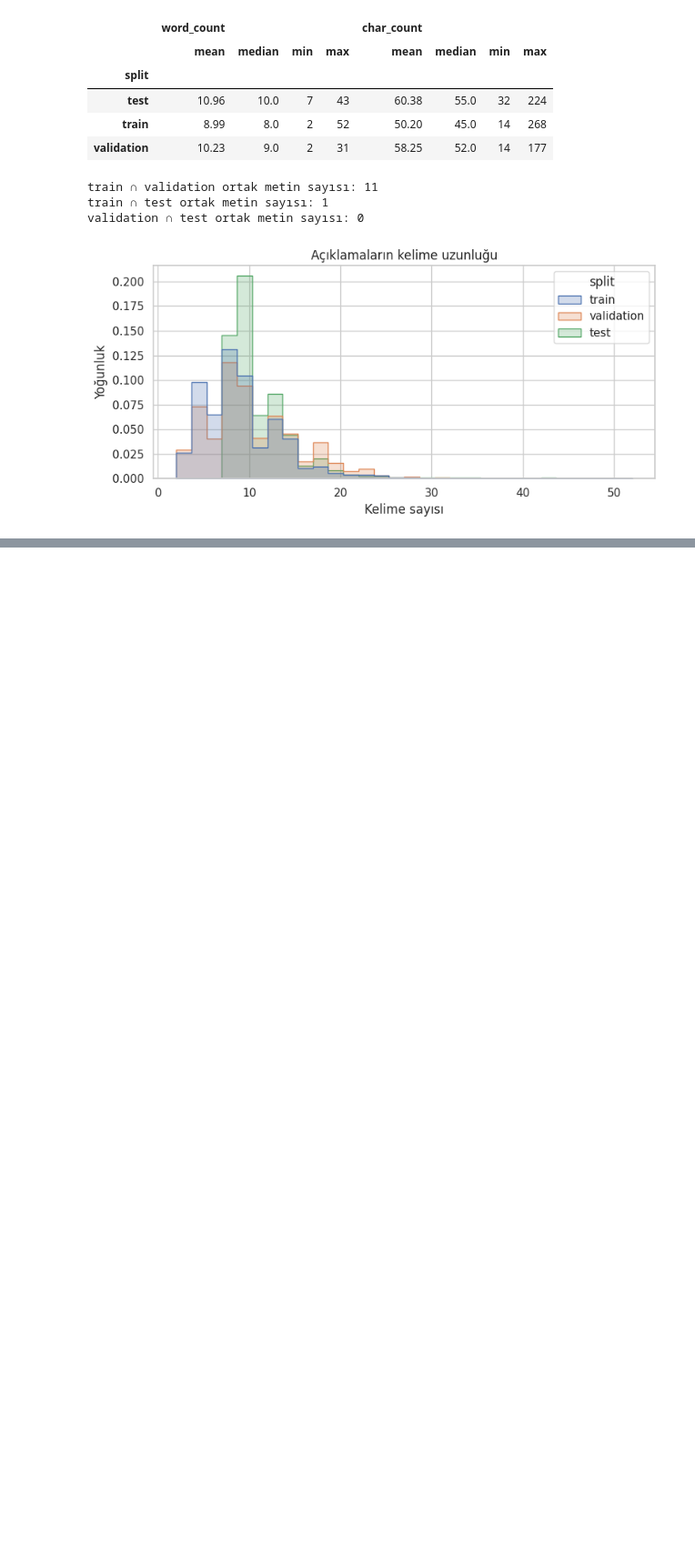
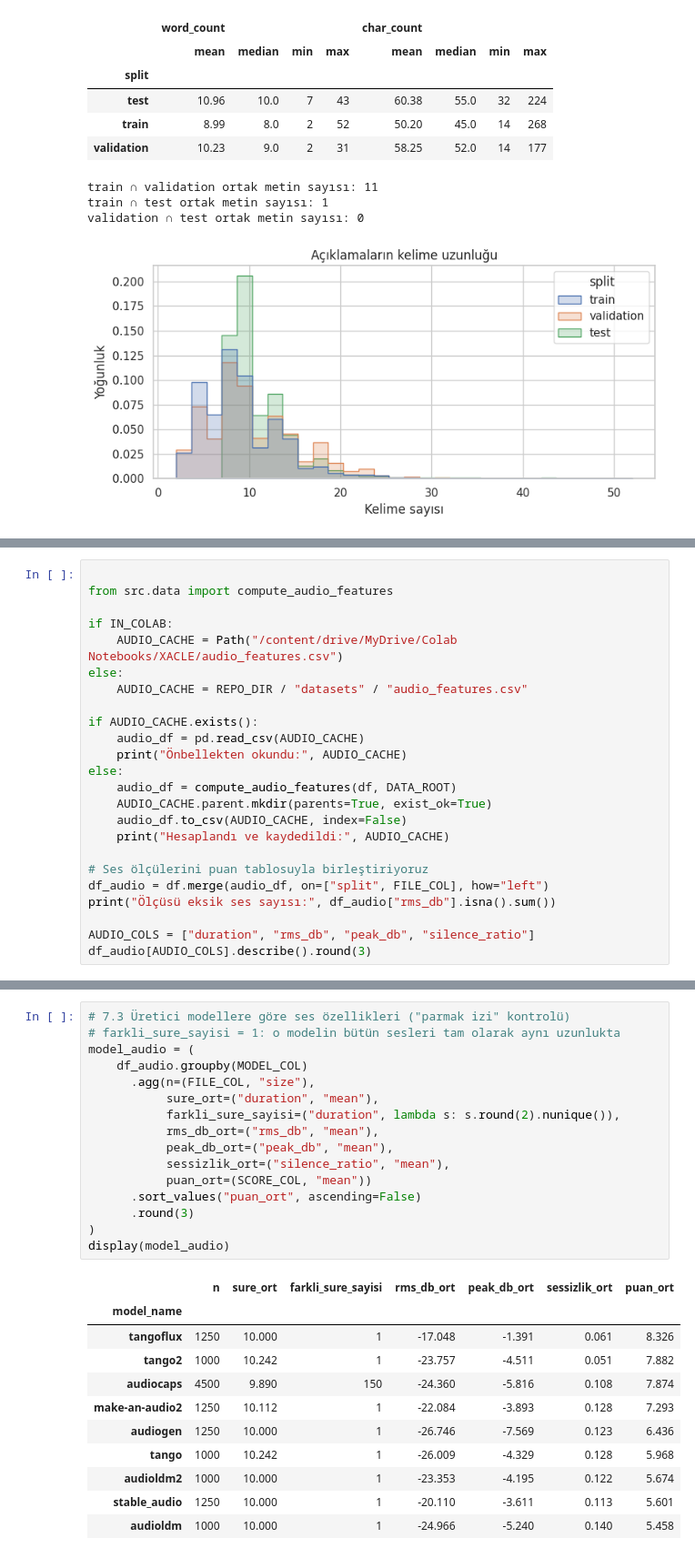
Before and after one commit to bm5201-2026/26832901020_26832901023_BM5201, a Jupyter notebook: assignment1_eda_baseline.ipynb, the cells around one changed output, grey strips where cells are left out. Shown at 91% size. Saved outputs shown, nothing was run; the diff lists cells and outputs as text; blank space fills up the shorter version.

```diff
--- a/assignment1_eda_baseline.ipynb
+++ b/assignment1_eda_baseline.ipynb
@@ -336,0 +352,24 @@ validation ∩ test ortak metin sayısı: 0
+# %%
+
+from src.data import compute_audio_features
+
+if IN_COLAB:
+    AUDIO_CACHE = Path("/content/drive/MyDrive/Colab Notebooks/XACLE/audio_features.csv")
+else:
+    AUDIO_CACHE = REPO_DIR / "datasets" / "audio_features.csv"
+
+if AUDIO_CACHE.exists():
+    audio_df = pd.read_csv(AUDIO_CACHE)
+    print("Önbellekten okundu:", AUDIO_CACHE)
+else:
+    audio_df = compute_audio_features(df, DATA_ROOT)
+    AUDIO_CACHE.parent.mkdir(parents=True, exist_ok=True)
+    audio_df.to_csv(AUDIO_CACHE, index=False)
+    print("Hesaplandı ve kaydedildi:", AUDIO_CACHE)
+
+# Ses ölçülerini puan tablosuyla birleştiriyoruz
+df_audio = df.merge(audio_df, on=["split", FILE_COL], how="left")
+print("Ölçüsü eksik ses sayısı:", df_audio["rms_db"].isna().sum())
+
+AUDIO_COLS = ["duration", "rms_db", "peak_db", "silence_ratio"]
+df_audio[AUDIO_COLS].describe().round(3)
@@ -336,0 +411,28 @@ validation ∩ test ortak metin sayısı: 0
+# %%
+# 7.3 Üretici modellere göre ses özellikleri ("parmak izi" kontrolü)
+# farkli_sure_sayisi = 1: o modelin bütün sesleri tam olarak aynı uzunlukta
+model_audio = (
+    df_audio.groupby(MODEL_COL)
+      .agg(n=(FILE_COL, "size"),
+           sure_ort=("duration", "mean"),
+           farkli_sure_sayisi=("duration", lambda s: s.round(2).nunique()),
+           rms_db_ort=("rms_db", "mean"),
+           peak_db_ort=("peak_db", "mean"),
+           sessizlik_ort=("silence_ratio", "mean"),
+           puan_ort=(SCORE_COL, "mean"))
+      .sort_values("puan_ort", ascending=False)
+      .round(3)
+)
+display(model_audio)
+# %% [output]
+|  | n | sure_ort | farkli_sure_sayisi | rms_db_ort | peak_db_ort | sessizlik_ort | puan_ort |
+| model_name |  |  |  |  |  |  |  |
+| tangoflux | 1250 | 10.000 | 1 | -17.048 | -1.391 | 0.061 | 8.326 |
+| tango2 | 1000 | 10.242 | 1 | -23.757 | -4.511 | 0.051 | 7.882 |
+| audiocaps | 4500 | 9.890 | 150 | -24.360 | -5.816 | 0.108 | 7.874 |
+| make-an-audio2 | 1250 | 10.112 | 1 | -22.084 | -3.893 | 0.128 | 7.293 |
+| audiogen | 1250 | 10.000 | 1 | -26.746 | -7.569 | 0.123 | 6.436 |
+| tango | 1000 | 10.242 | 1 | -26.009 | -4.329 | 0.128 | 5.968 |
+| audioldm2 | 1000 | 10.000 | 1 | -23.353 | -4.195 | 0.122 | 5.674 |
+| stable_audio | 1250 | 10.000 | 1 | -20.110 | -3.611 | 0.113 | 5.601 |
+| audioldm | 1000 | 10.000 | 1 | -24.966 | -5.240 | 0.140 | 5.458 |
```
Also changed, not shown: parts of 8 cells of this notebook.
